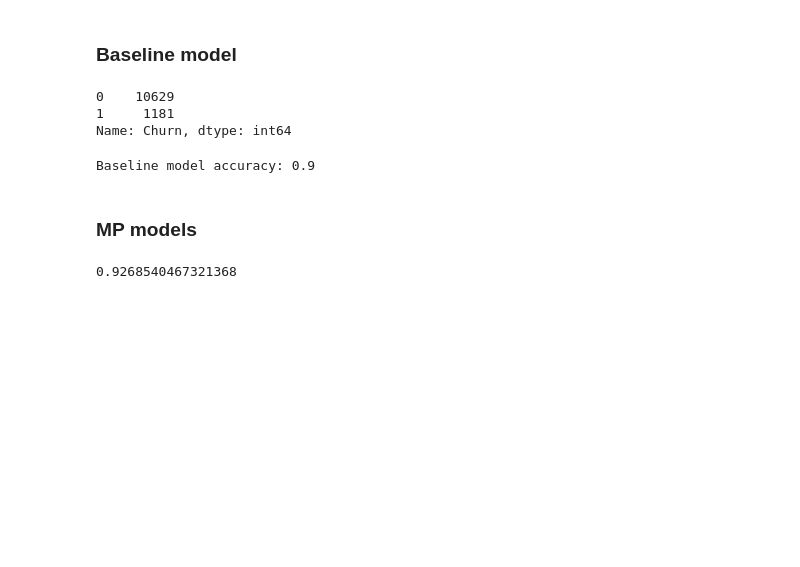
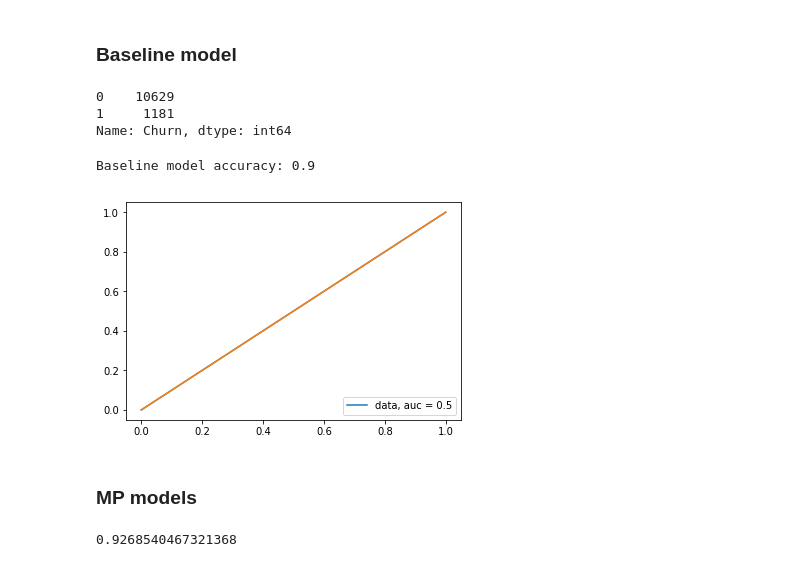
Before and after one commit to pracowniaPK/DataProject, a Jupyter notebook: project2.ipynb, the cells around one changed output. Saved outputs shown, nothing was run; the diff lists cells and outputs as text; code cells hidden in the pictures; blank space fills up the shorter version.

Commit message:
fix baseline model

```diff
--- a/project2.ipynb
+++ b/project2.ipynb
@@ -169,3 +166,11 @@ def baseline_model(X):
+# %%
+class Baseline_model:
+    def predict(self, X):
+        return [0] * len(X)
+    def predict_proba(self, X):
+        return [0.1] * len(X)
+# %%
+b_model = Baseline_model()
 # %%
 a = 0
 s = 0
@@ -176,6 +181,16 @@ for (a1, a2) in zip(baseline_model(data), data['Churn']) :
 print("Baseline model accuracy: {}".format(a/s))
 # %% [output]
 Baseline model accuracy: 0.9
+# %%
+predicted_y_b = b_model.predict_proba(test_X)
+fpr, tpr, _ = roc_curve(test_y, predicted_y_b)
+auc = roc_auc_score(test_y, predicted_y_b)
+plt.plot(fpr,tpr,label="data, auc = {}".format(str(auc)))
+plt.legend(loc=4)
+plt.plot(tpr,tpr)
+plt.show()
+# %% [output]
+[figure, added]
 # %% [markdown]
 ### MP models
 # %%
```
Also changed, not shown: parts of 2 cells of this notebook.
